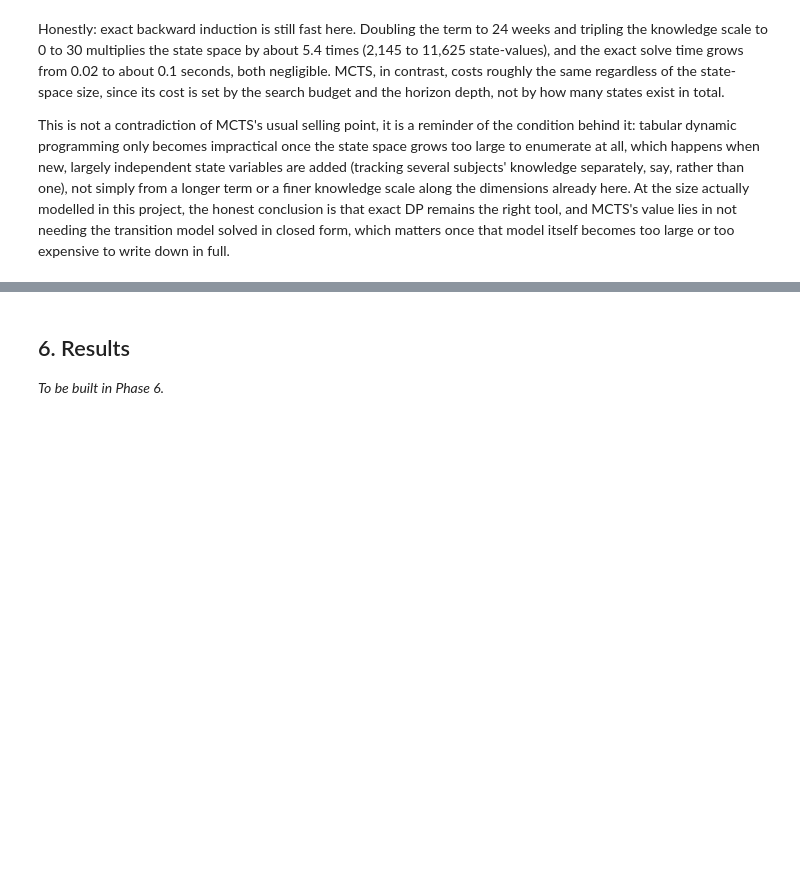
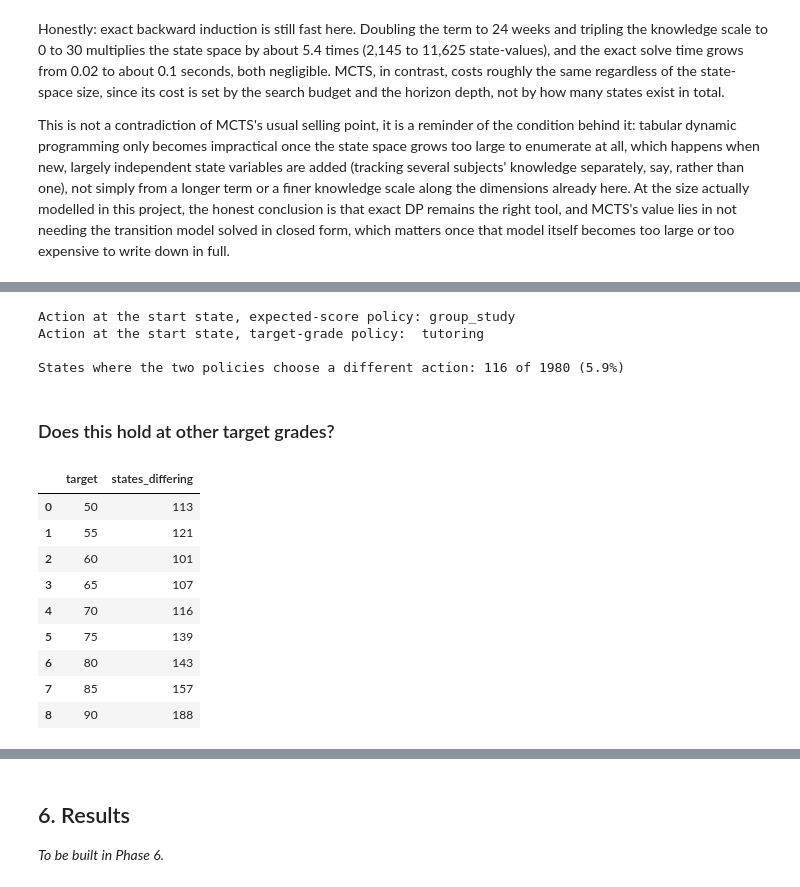
Before and after one commit to prachidabli-data/prachidabli-data.github.io, a Jupyter notebook: statistical-modelling-project-2/notebook/decision_modelling.ipynb, the cells around one changed output, grey strips where cells are left out. Cells and saved outputs as stored; diff of their text form; code cells hidden in the pictures; blank space fills up the shorter version.

```diff
--- a/statistical-modelling-project-2/notebook/decision_modelling.ipynb
+++ b/statistical-modelling-project-2/notebook/decision_modelling.ipynb
@@ -640,0 +662,34 @@ to write down in full.
+# %%
+import importlib
+risk = importlib.import_module("04_risk_extension")
+
+V_risk, policy_risk, _ = risk.solve_risk_sensitive()
+print(f"Action at the start state, expected-score policy: {policy[0][start]}")
+print(f"Action at the start state, target-grade policy:  {policy_risk[0][start]}")
+
+n_diff = risk.count_disagreements(policy, policy_risk)
+total_states = len(policy) * len(list(mdp.all_states()))
+print(f"\nStates where the two policies choose a different action: "
+      f"{n_diff} of {total_states} ({n_diff / total_states:.1%})")
+# %% [output]
+Action at the start state, expected-score policy: group_study
+Action at the start state, target-grade policy:  tutoring
+
+States where the two policies choose a different action: 116 of 1980 (5.9%)
+# %% [markdown]
+### Does this hold at other target grades?
+# %%
+sweep_df = risk.threshold_sweep(policy, targets=[50, 55, 60, 65, 70, 75, 80, 85, 90])
+sweep_df.to_csv("../data/risk_threshold_sweep.csv", index=False)
+sweep_df
+# %% [output]
+|  | target | states_differing |
+| 0 | 50 | 113 |
+| 1 | 55 | 121 |
+| 2 | 60 | 101 |
+| 3 | 65 | 107 |
+| 4 | 70 | 116 |
+| 5 | 75 | 139 |
+| 6 | 80 | 143 |
+| 7 | 85 | 157 |
+| 8 | 90 | 188 |
```
Also changed, not shown: parts of 14 cells of this notebook, 9 other files.
